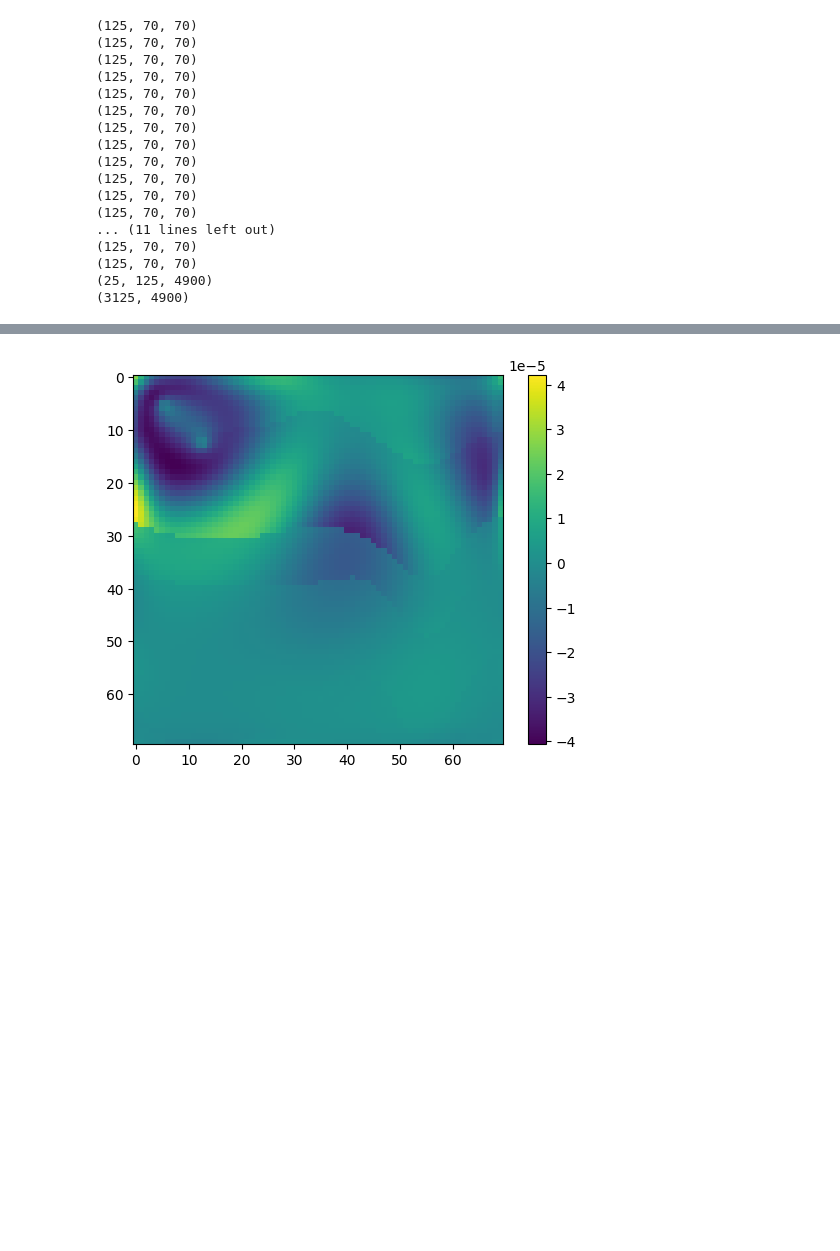
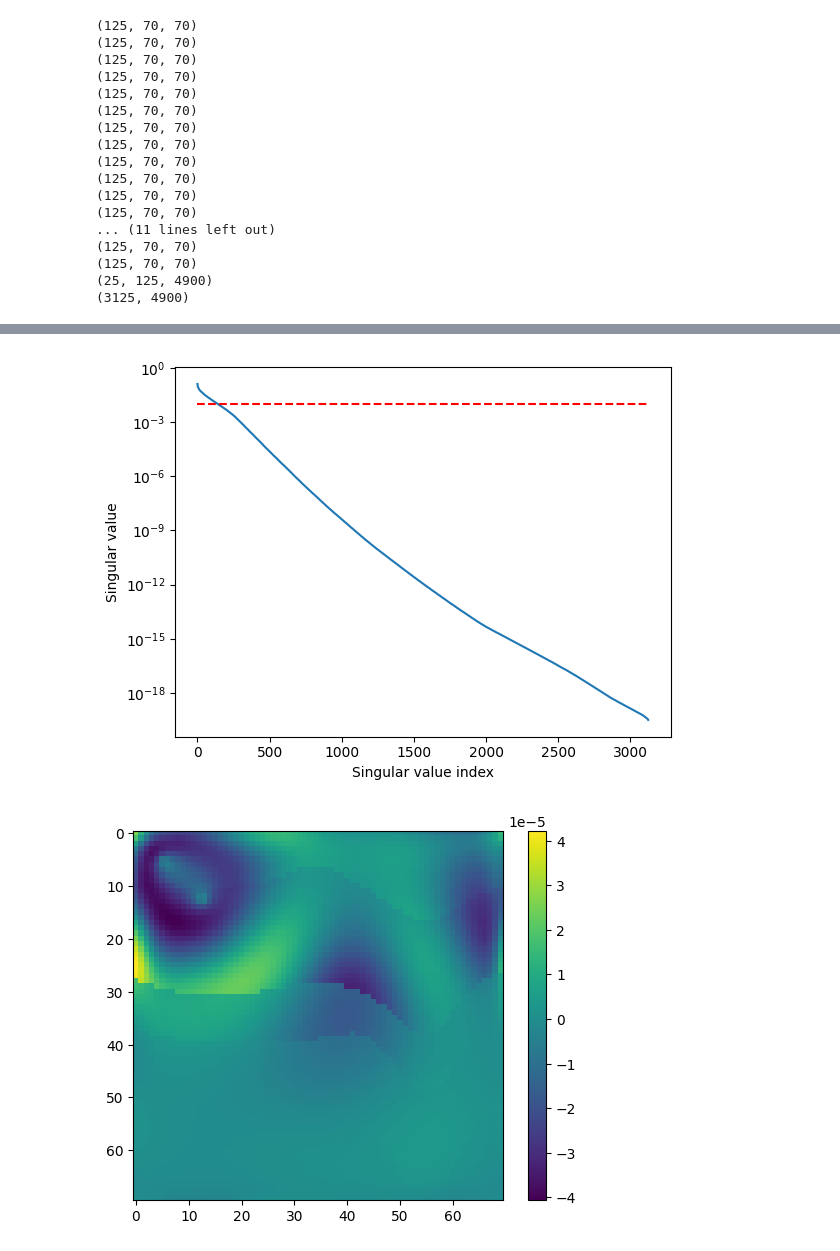
Before and after one commit to armercier/Hybrid-OED, a Jupyter notebook: src/scripts/test_case_C.ipynb, the cells around one changed output, grey strips where cells are left out. Cells and saved outputs as stored; diff of their text form; code cells hidden in the pictures; blank space fills up the shorter version.

```diff
--- a/src/scripts/test_case_C.ipynb
+++ b/src/scripts/test_case_C.ipynb
@@ -108,3 +107,18 @@ C_sources_1e_3 = jnp.array(C_sources_1e_3)
+# %%
+# Compute the singular values of the Jacobian and plot them
+singular_values = jnp.sort(jnp.linalg.svdvals(complex_stack_complete_2D)**2)[::-1]
+# %%
+plt.figure()
+# plt.plot(singular_values)
+plt.semilogy(singular_values)
+# plt.yscale('log')
+plt.xlabel('Singular value index')
+plt.ylabel('Singular value')
+plt.hlines(criterion_threshold, 0, len(singular_values), colors='r', linestyles='dashed', label='Threshold')
+
+plt.show()
+# %% [output]
+[figure, added]
 # %%
 # plot the stacked array
 plt.figure()
```
Also changed, not shown: parts of 9 cells of this notebook, 2 other files.
